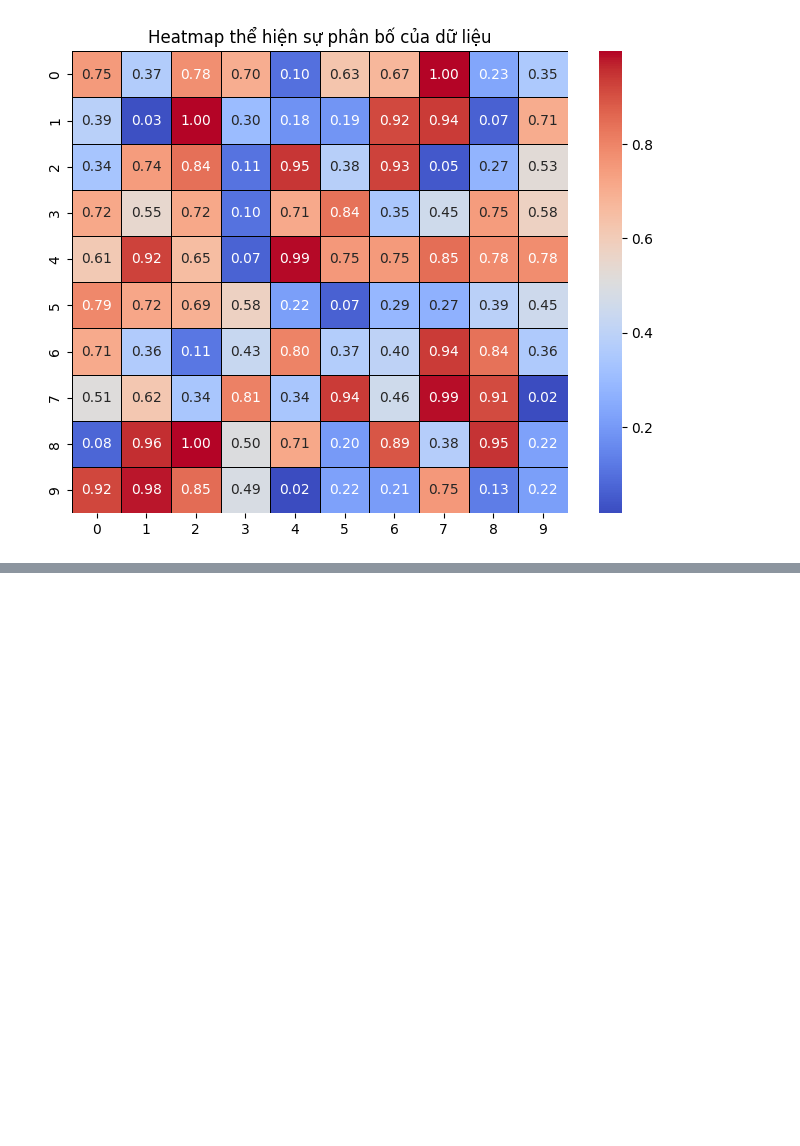
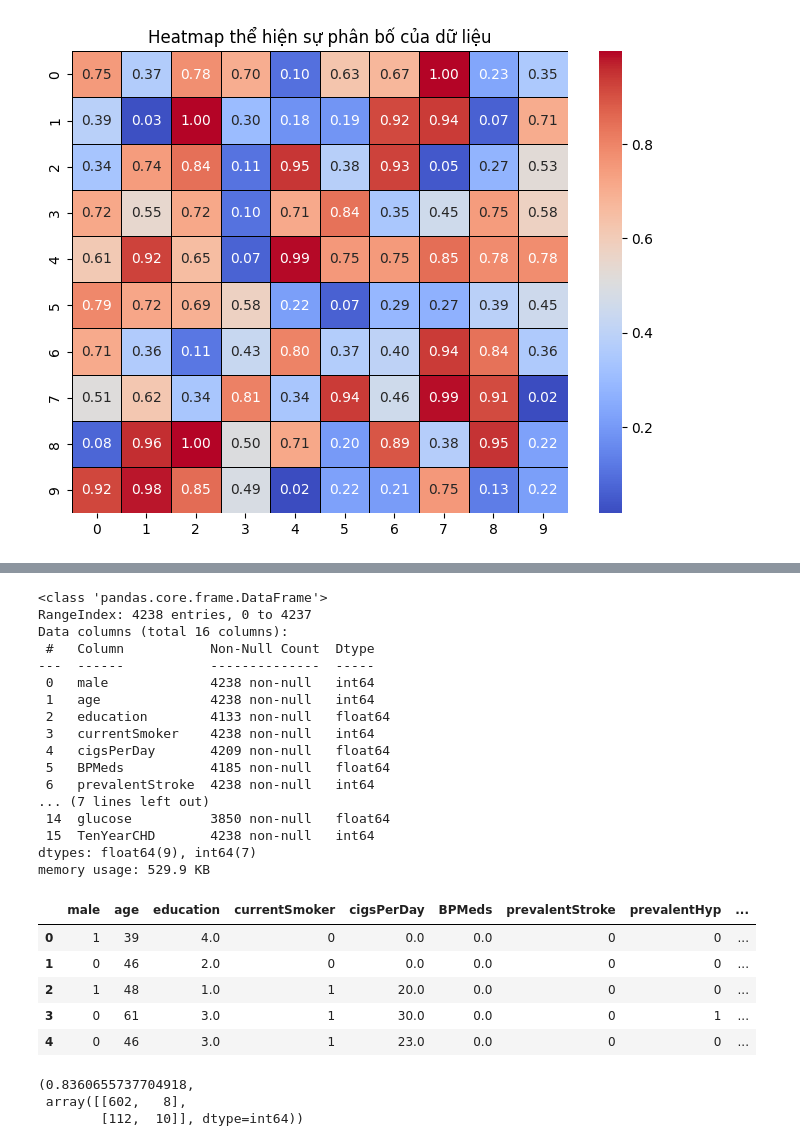
Before and after one commit to LDKhang35/NUMPY-PANDAS-MATPLOTLIB, a Jupyter notebook: numpy_pandas_matplotlib.ipynb, the cells around one changed output, grey strips where cells are left out. Cells and saved outputs as stored; diff of their text form; code cells hidden in the pictures; blank space fills up the shorter version.

```diff
--- a/numpy_pandas_matplotlib.ipynb
+++ b/numpy_pandas_matplotlib.ipynb
@@ -661,0 +827,71 @@ plt.show()
+# %%
+import pandas as pd
+
+# Đọc tập dữ liệu
+file_path = "framingham.csv"
+df = pd.read_csv(file_path)
+
+# Hiển thị thông tin tổng quan về dữ liệu
+df.info()
+df.head()
+# %% [output]
+<class 'pandas.core.frame.DataFrame'>
+RangeIndex: 4238 entries, 0 to 4237
+Data columns (total 16 columns):
+ #   Column           Non-Null Count  Dtype
+---  ------           --------------  -----
+ 0   male             4238 non-null   int64
+ 1   age              4238 non-null   int64
+ 2   education        4133 non-null   float64
+ 3   currentSmoker    4238 non-null   int64
+ 4   cigsPerDay       4209 non-null   float64
+ 5   BPMeds           4185 non-null   float64
+ 6   prevalentStroke  4238 non-null   int64
+... (7 lines left out)
+ 14  glucose          3850 non-null   float64
+ 15  TenYearCHD       4238 non-null   int64
+dtypes: float64(9), int64(7)
+memory usage: 529.9 KB
+|  | male | age | education | currentSmoker | cigsPerDay | BPMeds | prevalentStroke | prevalentHyp | ... |
+| 0 | 1 | 39 | 4.0 | 0 | 0.0 | 0.0 | 0 | 0 | ... |
+| 1 | 0 | 46 | 2.0 | 0 | 0.0 | 0.0 | 0 | 0 | ... |
+| 2 | 1 | 48 | 1.0 | 1 | 20.0 | 0.0 | 0 | 0 | ... |
+| 3 | 0 | 61 | 3.0 | 1 | 30.0 | 0.0 | 0 | 1 | ... |
+| 4 | 0 | 46 | 3.0 | 1 | 23.0 | 0.0 | 0 | 0 | ... |
+# %%
+from sklearn.model_selection import train_test_split
+from sklearn.preprocessing import StandardScaler
+from sklearn.linear_model import LogisticRegression
+from sklearn.metrics import accuracy_score, confusion_matrix
+
+# Xử lý dữ liệu: loại bỏ các hàng chứa giá trị NaN
+df_cleaned = df.dropna()
+
+# Chọn đặc trưng và nhãn
+X = df_cleaned.drop(columns=["TenYearCHD"])  # Các đặc trưng
+y = df_cleaned["TenYearCHD"]  # Nhãn
+
+# Chia tập dữ liệu thành train và test (80% train, 20% test)
+X_train, X_test, y_train, y_test = train_test_split(X, y, test_size=0.2, random_state=42)
+
+# Chuẩn hóa dữ liệu
+scaler = StandardScaler()
+X_train_scaled = scaler.fit_transform(X_train)
+X_test_scaled = scaler.transform(X_test)
+
+# Huấn luyện mô hình hồi quy logistic
+model = LogisticRegression()
+model.fit(X_train_scaled, y_train)
+
+# Dự đoán trên tập kiểm tra
+y_pred = model.predict(X_test_scaled)
+
+# Đánh giá mô hình
+accuracy = accuracy_score(y_test, y_pred)
+conf_matrix = confusion_matrix(y_test, y_pred)
+
+accuracy, conf_matrix
+# %% [output]
+(0.8360655737704918,
+ array([[602,   8],
+        [112,  10]], dtype=int64))
```
Also changed, not shown: parts of 28 cells of this notebook, 2 other files.
